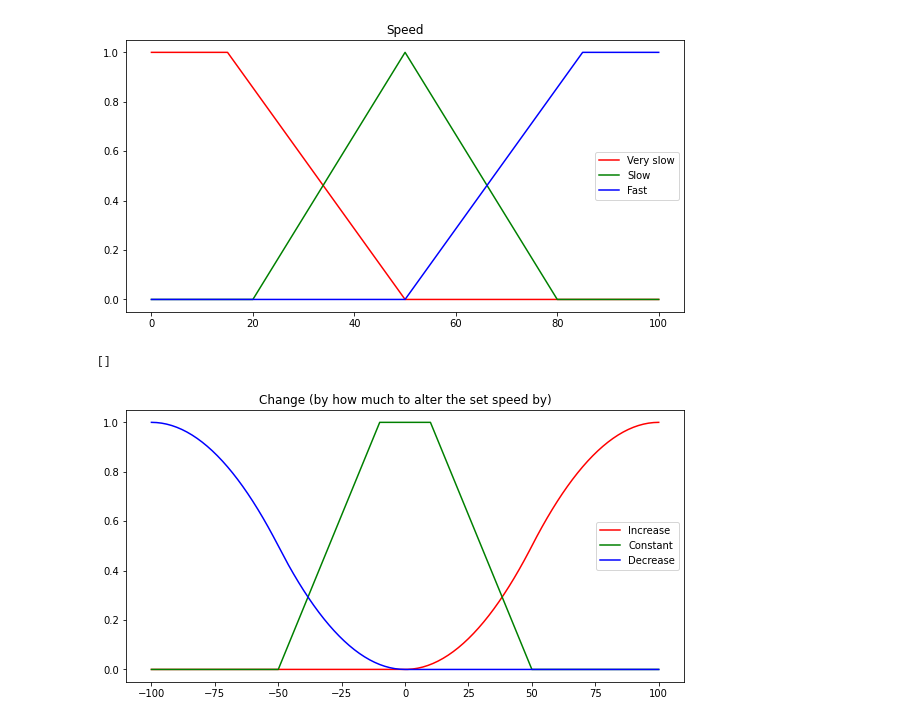
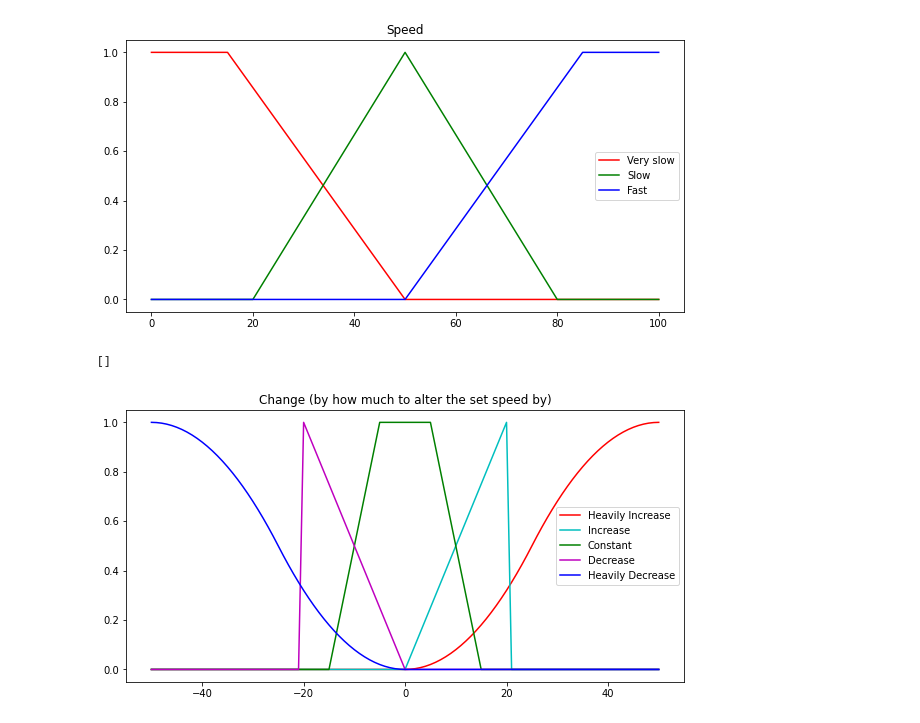
Before and after one commit to rickydodd-deakin/cruise-control, a Jupyter notebook: Fuzzy_Subset_Visualizations.ipynb, the cells around one changed output. Cells and saved outputs as stored; diff of their text form; code cells hidden in the pictures.

Commit message:
Updated Fuzzifier.py and Fuzzy_Subset_Visualizations.ipynb
Changed the hedges and shrank change's universe of discourse.

```diff
--- a/Fuzzy_Subset_Visualizations.ipynb
+++ b/Fuzzy_Subset_Visualizations.ipynb
@@ -7,22 +7,22 @@ import matplotlib.pyplot as plt
 # Generate universe variables
 x_angle = np.arange(-46, 47, 1)
 x_speed = np.arange(0, 101, 1)
-x_change = np.arange(-100, 101, 1) # Universe for the consequent
+x_change = np.arange(-50, 51, 1) # Universe for the consequent
 
 # Generate fuzzy membership functions for angle
 angle_vd = fuzz.trimf(x_angle, [-46, -46, -23])
-angle_sd = fuzz.trimf(x_angle, [-46, -23, 0])
+angle_d  = fuzz.trimf(x_angle, [-46, -23, 0])
 angle_f  = fuzz.trimf(x_angle, [-23, 0, 23])
-angle_su = fuzz.trimf(x_angle, [0, 23, 46])
+angle_u  = fuzz.trimf(x_angle, [0, 23, 46])
 angle_vu = fuzz.trimf(x_angle, [23, 46, 46])
 
 # Visualize the universe and membership functions for angle
 fig, ax0 = plt.subplots(figsize=(10, 5))
 
 ax0.plot(x_angle, angle_vd, 'b', linewidth=1.5, label='Very Downhill')
-ax0.plot(x_angle, angle_sd, 'g', linewidth=1.5, label='Somewhat Downhill')
+ax0.plot(x_angle, angle_d, 'g', linewidth=1.5, label='Downhill')
 ax0.plot(x_angle, angle_f,  'r', linewidth=1.5, label='Flat')
-ax0.plot(x_angle, angle_su, 'm', linewidth=1.5, label='Somewhat Uphill')
+ax0.plot(x_angle, angle_u, 'm', linewidth=1.5, label='Uphill')
 ax0.plot(x_angle, angle_vu, 'c', linewidth=1.5, label='Very Uphill')
 ax0.set_title('Angle')
 ax0.legend()
@@ -52,20 +52,24 @@ plt.plot()
 [figure]
 # %%
 # Generate fuzzy membership functions
-change_inc = fuzz.smf(x_change, 0, 100)
-change_con = fuzz.trapmf(x_change, [-50, -10, 10, 50])
-change_dec = fuzz.zmf(x_change, -100, 0)
+change_hin = fuzz.smf(x_change, 0, 50)
+change_inc = fuzz.trimf(x_change, [0, 20, 20])
+change_con = fuzz.trapmf(x_change, [-15, -5, 5, 15])
+change_dec = fuzz.trimf(x_change, [-20, -20, 0])
+change_hde = fuzz.zmf(x_change, -50, 0)
 
 # Visualize the universe and membership functions for change
 fig, ax2 = plt.subplots(figsize=(10, 5))
 
-ax2.plot(x_change, speed_inc, 'r', linewidth=1.5, label='Increase')
-ax2.plot(x_change, speed_con, 'g', linewidth=1.5, label='Constant')
-ax2.plot(x_change, speed_dec, 'b', linewidth=1.5, label='Decrease')
+ax2.plot(x_change, change_hin, 'r', linewidth=1.5, label='Heavily Increase')
+ax2.plot(x_change, change_inc, 'c', linewidth=1.5, label='Increase')
+ax2.plot(x_change, change_con, 'g', linewidth=1.5, label='Constant')
+ax2.plot(x_change, change_dec, 'm', linewidth=1.5, label='Decrease')
+ax2.plot(x_change, change_hde, 'b', linewidth=1.5, label='Heavily Decrease')
 ax2.set_title('Change (by how much to alter the set speed by)')
 ax2.legend()
 
 plt.plot()
 # %% [output]
 []
-[figure, old version]
+[figure, new version]
```
Also changed, not shown: parts of 1 cell of this notebook, 1 other file.
